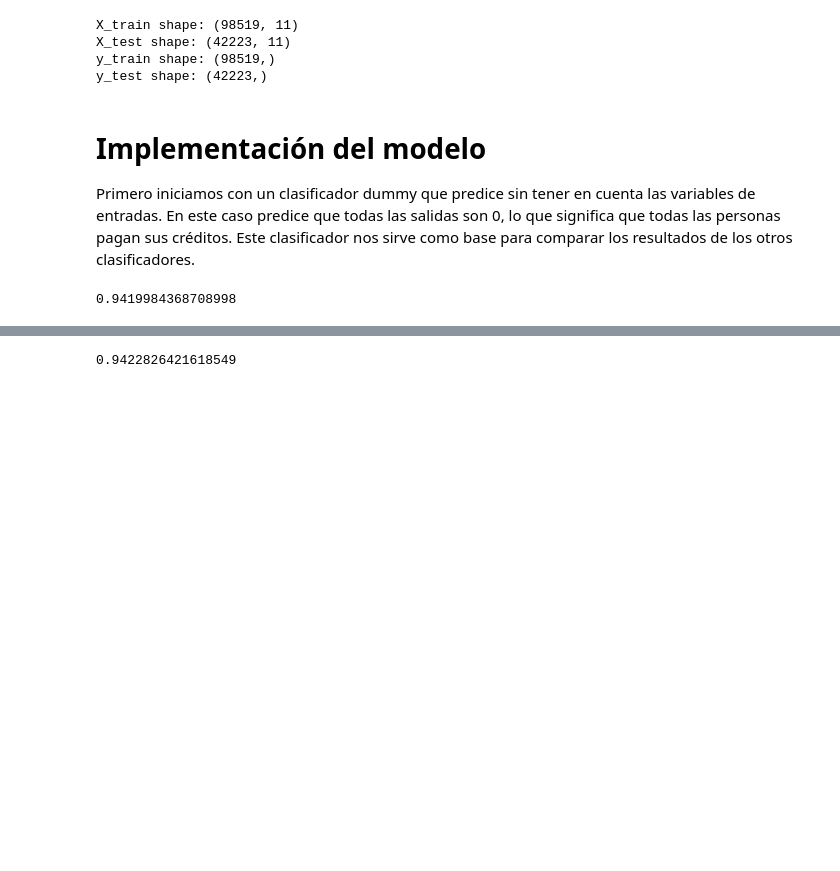
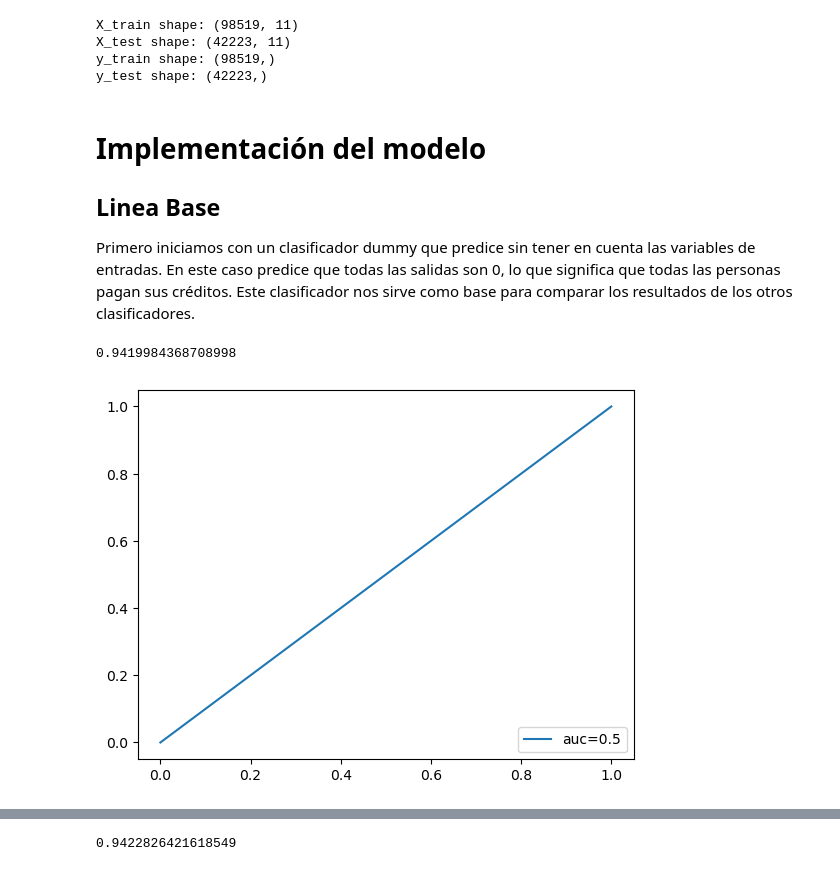
Before and after one commit to 00Fede/givemesomecredit, a Jupyter notebook: Model_Implementation_Training.ipynb, the cells around one changed output, grey strips where cells are left out. Saved outputs shown, nothing was run; the diff lists cells and outputs as text; code cells hidden in the pictures; blank space fills up the shorter version.

```diff
--- a/Model_Implementation_Training.ipynb
+++ b/Model_Implementation_Training.ipynb
@@ -75,6 +75,7 @@ y_train shape: (98519,)
 y_test shape: (42223,)
 # %% [markdown]
 # Implementación del modelo
+## Linea Base
 Primero iniciamos con un clasificador dummy que predice sin tener en cuenta las variables de entradas. En este caso predice que todas las salidas son 0, lo que significa que todas las personas pagan sus créditos. Este clasificador nos sirve como base para comparar los resultados de los otros clasificadores.
 # %%
 # implement naive model to check the accuracy
@@ -83,3 +84,13 @@ dummy_clf.fit(X_train, y_train)
 dummy_clf.score(X_test, y_test)
 # %% [output]
 0.9419984368708998
+# %%
+y_pred_proba = dummy_clf.predict_proba(X_test)[::,1]
+fpr, tpr, th = roc_curve(y_test,  y_pred_proba, pos_label=1)
+auc_metric = auc(fpr, tpr)
+
+plt.plot(fpr, tpr,label="auc="+str(auc_metric))
+plt.legend(loc=4)
+plt.show()
+# %% [output]
+[figure, added]
```
Also changed, not shown: parts of 6 cells of this notebook.
